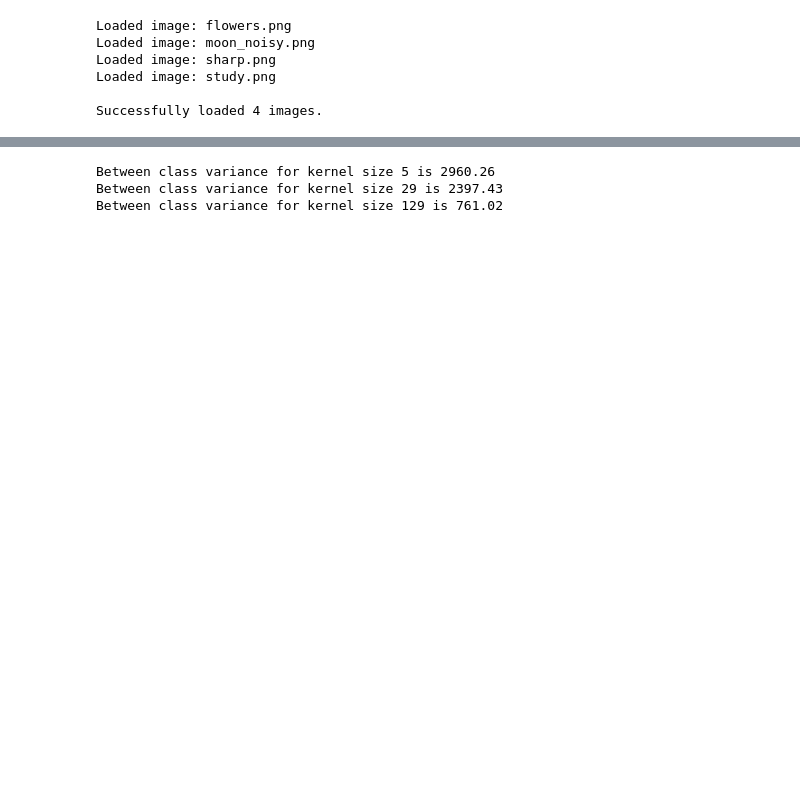
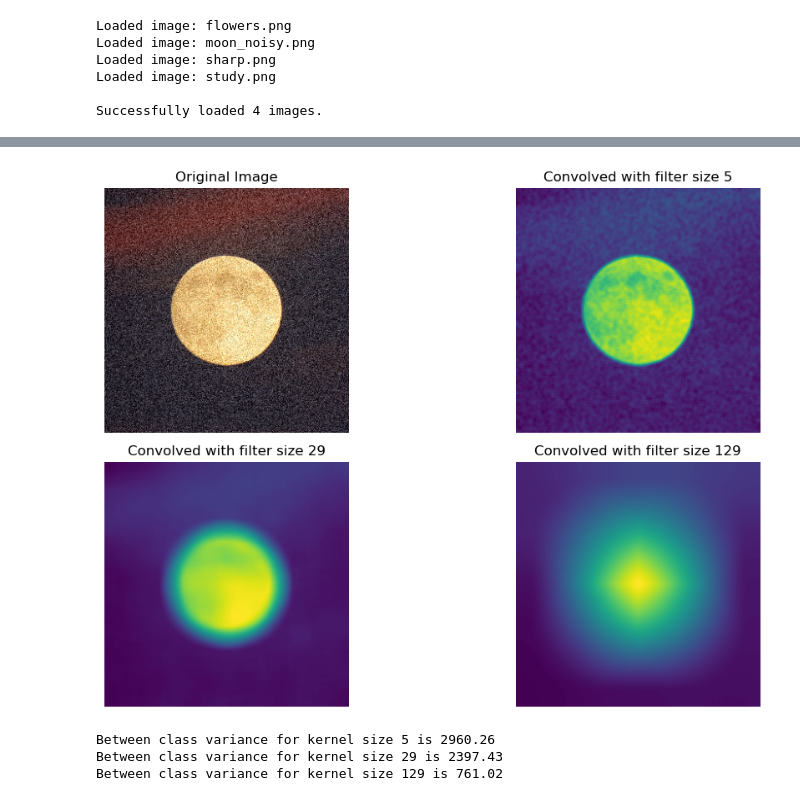
Before and after one commit to Pritam1102/DIP2025, a Jupyter notebook: assignment2.ipynb, the cells around one changed output, grey strips where cells are left out. Saved outputs shown, nothing was run; the diff lists cells and outputs as text; code cells hidden in the pictures; blank space fills up the shorter version.

```diff
--- a/assignment2.ipynb
+++ b/assignment2.ipynb
@@ -131,3 +122,17 @@ for m in [5, 29, 129]:
+# %%
+plt.figure(figsize=(10, 10))
+titles = ["Original Image"] + [f"Convolved with filter size {m}" for m in kernel_sizes]
+
+for i, img in enumerate(convolved_images):
+    plt.subplot(3, 2, i+1)
+    plt.imshow(img)
+    plt.axis('off')
+    plt.title(titles[i])
+
+plt.tight_layout()
+plt.show()
+# %% [output]
+[figure, added]
 # %%
 for i in range(len(bw_variances)):
     print(f"Between class variance for kernel size {kernel_sizes[i]} is {bw_variances[i]:0.2f}")
```
Also changed, not shown: parts of 4 cells of this notebook.
